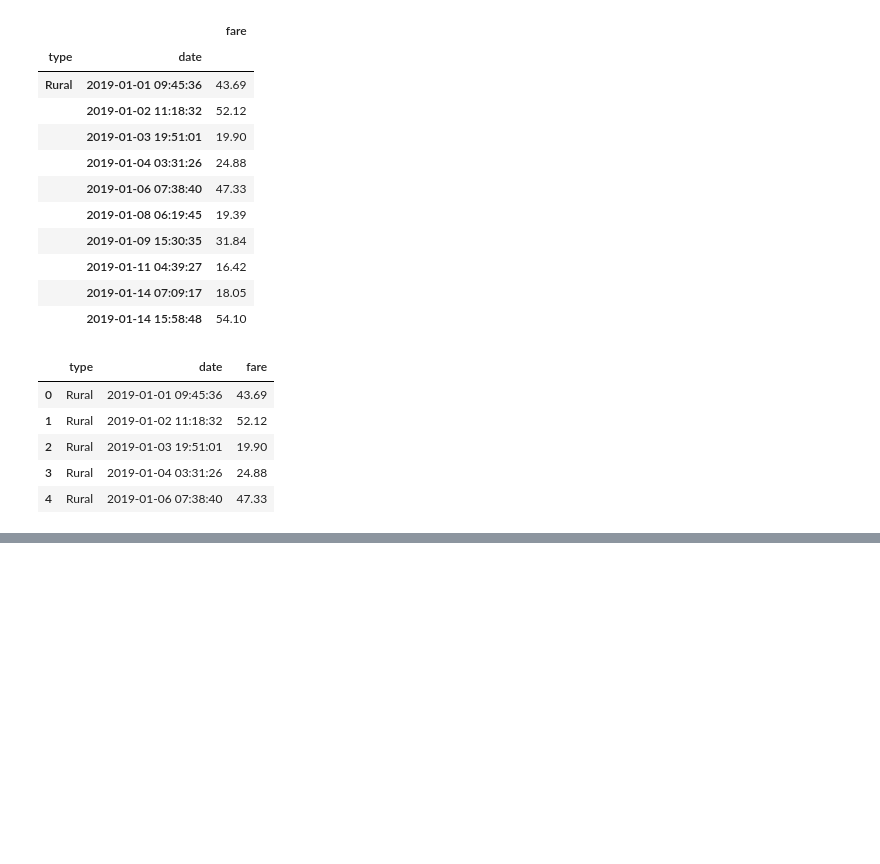
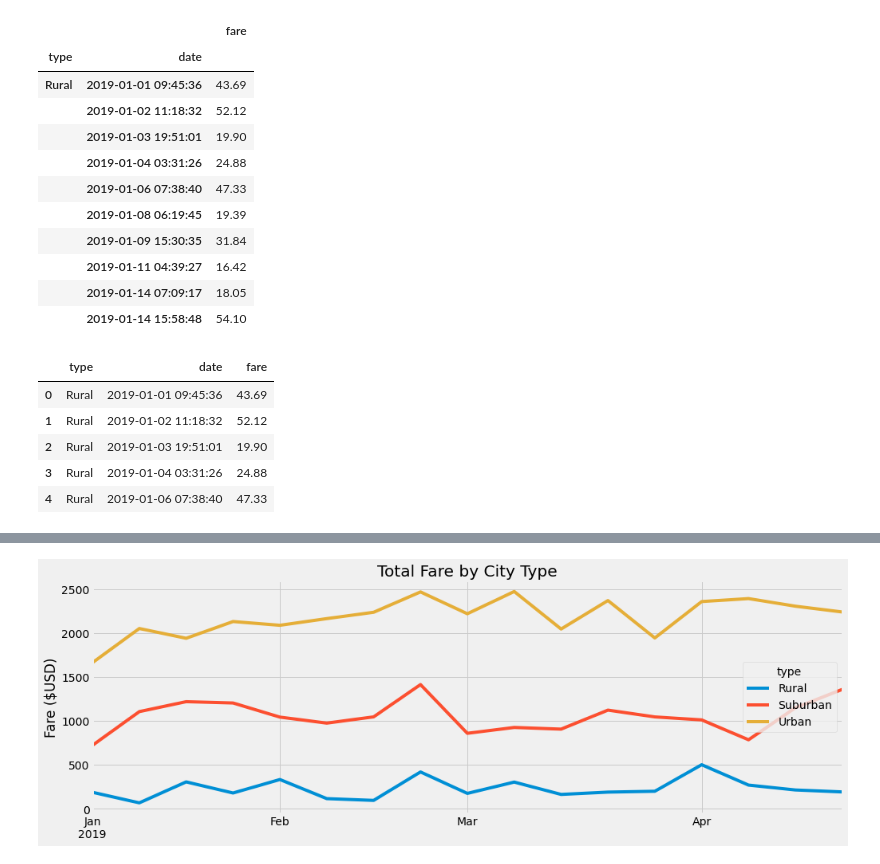
Before and after one commit to rland1/PyBer_Analysis, a Jupyter notebook: PyBer_Challenge.ipynb, the cells around one changed output, grey strips where cells are left out. Saved outputs shown, nothing was run; the diff lists cells and outputs as text; code cells hidden in the pictures; blank space fills up the shorter version.

```diff
--- a/PyBer_Challenge.ipynb
+++ b/PyBer_Challenge.ipynb
@@ -169,4 +169,4 @@ city_and_date_fares_df.head()
 # %%
 # 4. Create a pivot table with the 'date' as the index, the columns ='type', and values='fare'
 # to get the total fares for each type of city by the date.
-city_and_date_fares_df.pivot(index='date', columns='type', values='fare')
+city_and_date_fares_df = city_and_date_fares_df.pivot(index='date', columns='type', values='fare')
@@ -188,2 +173,4 @@ city_and_date_fares_df.pivot(index='date', columns='type', values='fare')
 # %%
 # 5. Create a new DataFrame from the pivot table DataFrame using loc on the given dates, '2019-01-01':'2019-04-29'.
+dates_df = city_and_date_fares_df.loc['2019-01-01':'2019-04-29']
+dates_df
@@ -190,3 +192,6 @@ city_and_date_fares_df.pivot(index='date', columns='type', values='fare')
 # %%
 # 6. Set the "date" index to datetime datatype. This is necessary to use the resample() method in Step 8.
 # df.index = pd.to_datetime(df.index)
+type(dates_df.index)
+dates_df.index = pd.to_datetime(dates_df.index)
+dates_df.head(10)
@@ -195,2 +225,4 @@ city_and_date_fares_df.pivot(index='date', columns='type', values='fare')
 # %%
 # 8. Create a new DataFrame using the "resample()" function by week 'W' and get the sum of the fares for each week.
+dates_df = dates_df.resample('W').sum()
+dates_df
@@ -197,7 +249,15 @@ city_and_date_fares_df.pivot(index='date', columns='type', values='fare')
 # %%
 # 8. Using the object-oriented interface method, plot the resample DataFrame using the df.plot() function.
 
 # Import the style from Matplotlib.
 from matplotlib import style
 # Use the graph style fivethirtyeight.
 style.use('fivethirtyeight')
+
+dates_df.plot(figsize = (15,5),)
+plt.xlabel('')
+plt.ylabel('Fare ($USD)')
+plt.title('Total Fare by City Type')
+plt.savefig('Resources/Pyber_summary.png')
+# %% [output]
+[figure, added]
```
Also changed, not shown: parts of 5 cells of this notebook, 1 other file.
